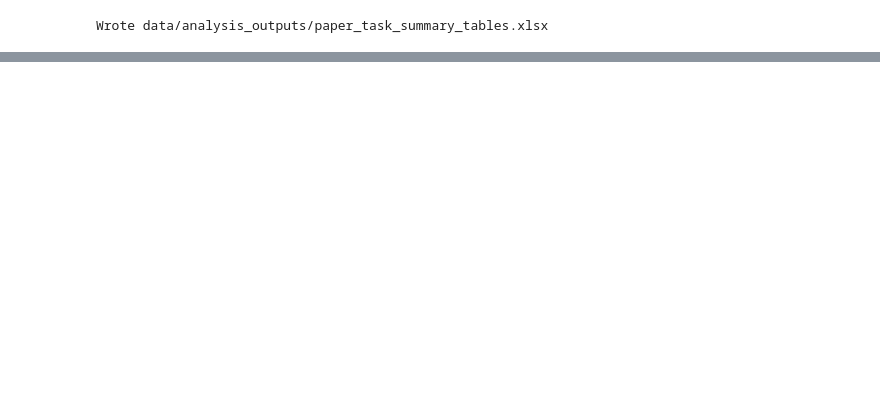
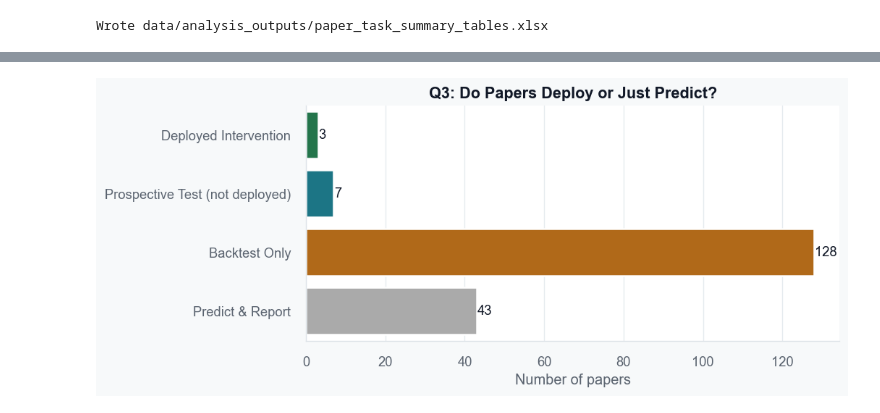
Before and after one commit to RicardoSantos0/Notion_Zotero, a Jupyter notebook: original_db_summary_analysis.ipynb, the cells around one changed output, grey strips where cells are left out. Saved outputs shown, nothing was run; the diff lists cells and outputs as text; code cells hidden in the pictures; blank space fills up the shorter version.

```diff
--- a/original_db_summary_analysis.ipynb
+++ b/original_db_summary_analysis.ipynb
@@ -516,0 +861,19 @@ Wrote data/analysis_outputs/paper_task_summary_tables.xlsx
+# %%
+# Q3: Classify papers by their real-world application status.
+# Rebuild paper_task_tables now that Deployed/Deployable is exposed in _base_output_row.
+paper_task_tables_v2, _ = build_paper_summary_dataframes(
+    cleaned_dfs,
+    task_tables=TASK_TABLES,
+    include_title=True,
+)
+
+pred_papers = paper_task_tables_v2.get("PRED", pd.DataFrame())
+print(f"PRED: {len(pred_papers)} paper rows")
+print(f"Columns: {list(pred_papers.columns)}")
+
+if not pred_papers.empty and "Deployed / Deployable" in pred_papers.columns:
+    print("\nDeployed / Deployable value counts:")
+    display(pred_papers["Deployed / Deployable"].value_counts().reset_index(name="count"))
+if not pred_papers.empty and "Work nature" in pred_papers.columns:
+    print("\nWork nature value counts:")
+    display(pred_papers["Work nature"].value_counts().reset_index(name="count"))
@@ -516,0 +934,54 @@ Wrote data/analysis_outputs/paper_task_summary_tables.xlsx
+# %%
+INTERVENTION_ORDER = [
+    "Deployed Intervention",
+    "Prospective Test (not deployed)",
+    "Backtest Only",
+    "Predict & Report",
+]
+INTERVENTION_PALETTE = {
+    "Deployed Intervention": STYLE_COLORS["green"],
+    "Prospective Test (not deployed)": STYLE_COLORS["teal"],
+    "Backtest Only": STYLE_COLORS["orange"],
+    "Predict & Report": "#aaaaaa",
+}
+
+plot_df = (
+    intervention_counts
+    .set_index("Intervention Category")
+    .reindex(INTERVENTION_ORDER)
+    .fillna(0)
+    .astype(int)
+    .reset_index()
+)
+
+fig, ax = plt.subplots(figsize=(9, 4))
+sns.barplot(
+    data=plot_df,
+    y="Intervention Category",
+    x="Papers",
+    hue="Intervention Category",
+    palette=INTERVENTION_PALETTE,
+    order=INTERVENTION_ORDER,
+    orient="h",
+    legend=False,
+    ax=ax,
+)
+for bar in ax.patches:
+    w = bar.get_width()
+    if w > 0:
+        ax.text(
+            w + 0.15,
+            bar.get_y() + bar.get_height() / 2,
+            str(int(w)),
+            ha="left",
+            va="center",
+            fontsize=11,
+        )
+ax.set_title("Q3: Do Papers Deploy or Just Predict?", fontsize=13, fontweight="bold")
+ax.set_xlabel("Number of papers")
+ax.set_ylabel("")
+sns.despine()
+plt.tight_layout()
+plt.show()
+# %% [output]
+[figure, added]
```
Also changed, not shown: parts of 26 cells of this notebook, 19 other files.
